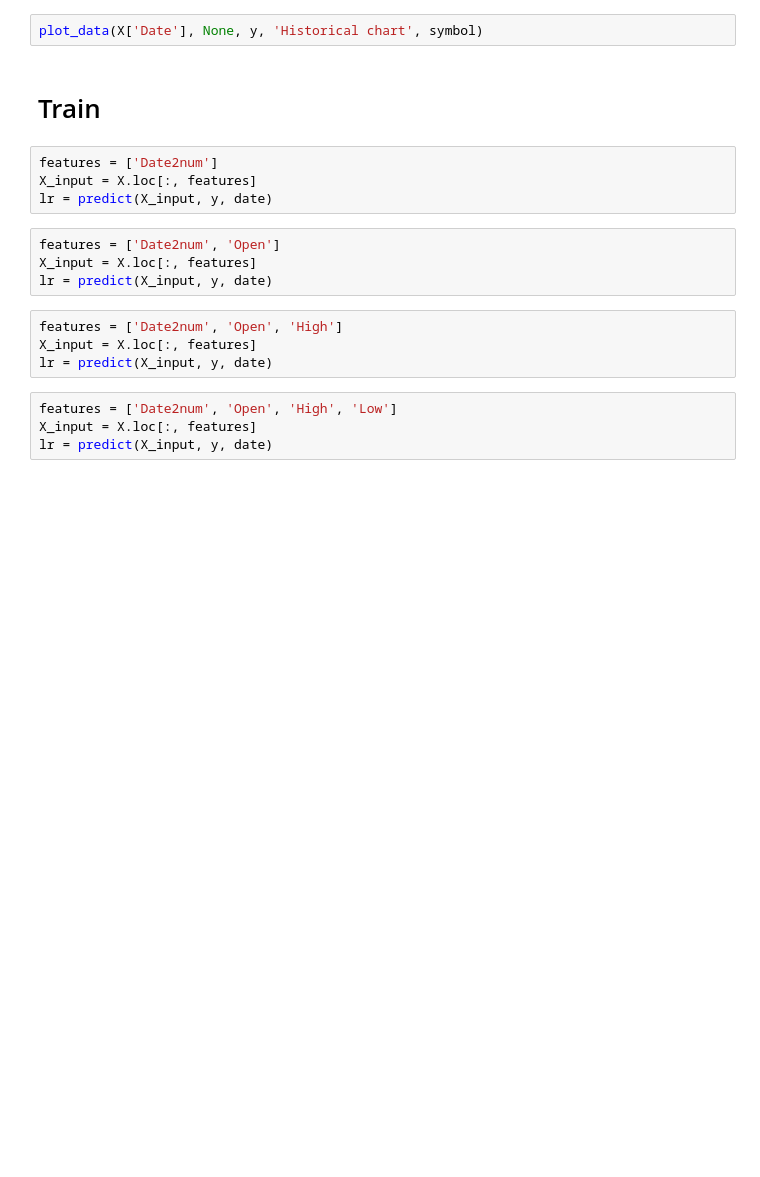
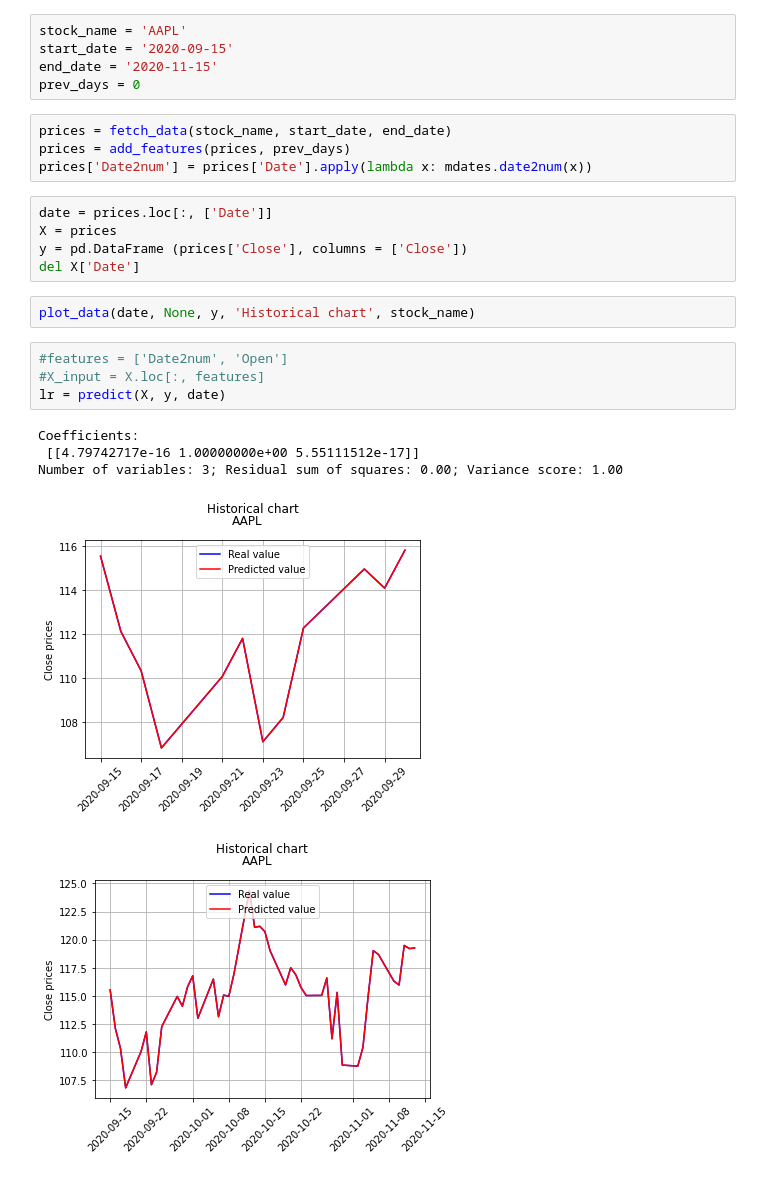
Before and after one commit to ionut-banu/lr-stock-prices, a Jupyter notebook: lr_stock_price.ipynb, the cells around one changed output. Drawn from its saved outputs; the diff is of its cells as text; blank space fills up the shorter version.

```diff
--- a/lr_stock_price.ipynb
+++ b/lr_stock_price.ipynb
@@ -80,20 +81,26 @@ date = X.loc[:, ['Date']]
+# %%
+stock_name = 'AAPL'
+start_date = '2020-09-15'
+end_date = '2020-11-15'
+prev_days = 0
+# %%
+prices = fetch_data(stock_name, start_date, end_date)
+prices = add_features(prices, prev_days)
+prices['Date2num'] = prices['Date'].apply(lambda x: mdates.date2num(x))
+# %%
+date = prices.loc[:, ['Date']]
+X = prices
+y = pd.DataFrame (prices['Close'], columns = ['Close'])
+del X['Date']
 # %%
-plot_data(X['Date'], None, y, 'Historical chart', symbol)
+plot_data(date, None, y, 'Historical chart', stock_name)
-# %% [markdown]
-# Train
 # %%
-features = ['Date2num']
-X_input = X.loc[:, features]
-lr = predict(X_input, y, date)
+#features = ['Date2num', 'Open']
+#X_input = X.loc[:, features]
+lr = predict(X, y, date)
+# %% [output]
+Coefficients:
+ [[4.79742717e-16 1.00000000e+00 5.55111512e-17]]
+Number of variables: 3; Residual sum of squares: 0.00; Variance score: 1.00
+[figure, added]
+[figure, added]
-# %%
-features = ['Date2num', 'Open']
-X_input = X.loc[:, features]
-lr = predict(X_input, y, date)
-# %%
-features = ['Date2num', 'Open', 'High']
-X_input = X.loc[:, features]
-lr = predict(X_input, y, date)
-# %%
-features = ['Date2num', 'Open', 'High', 'Low']
-X_input = X.loc[:, features]
-lr = predict(X_input, y, date)
```
Also changed, not shown: parts of 10 cells of this notebook.
